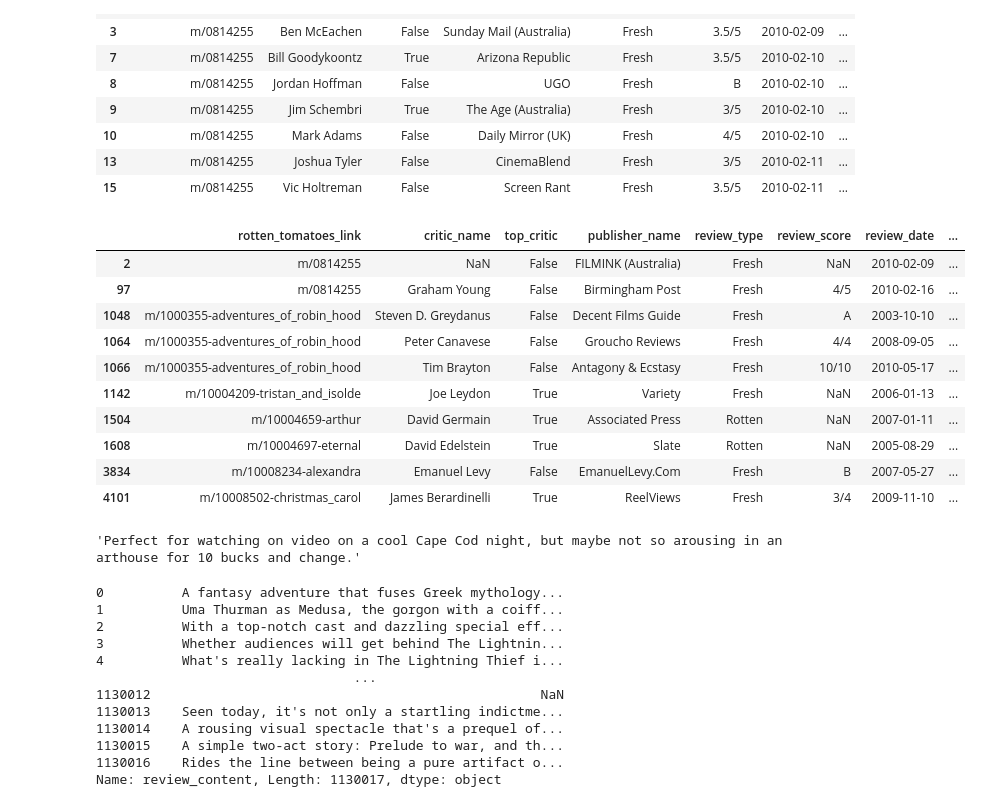
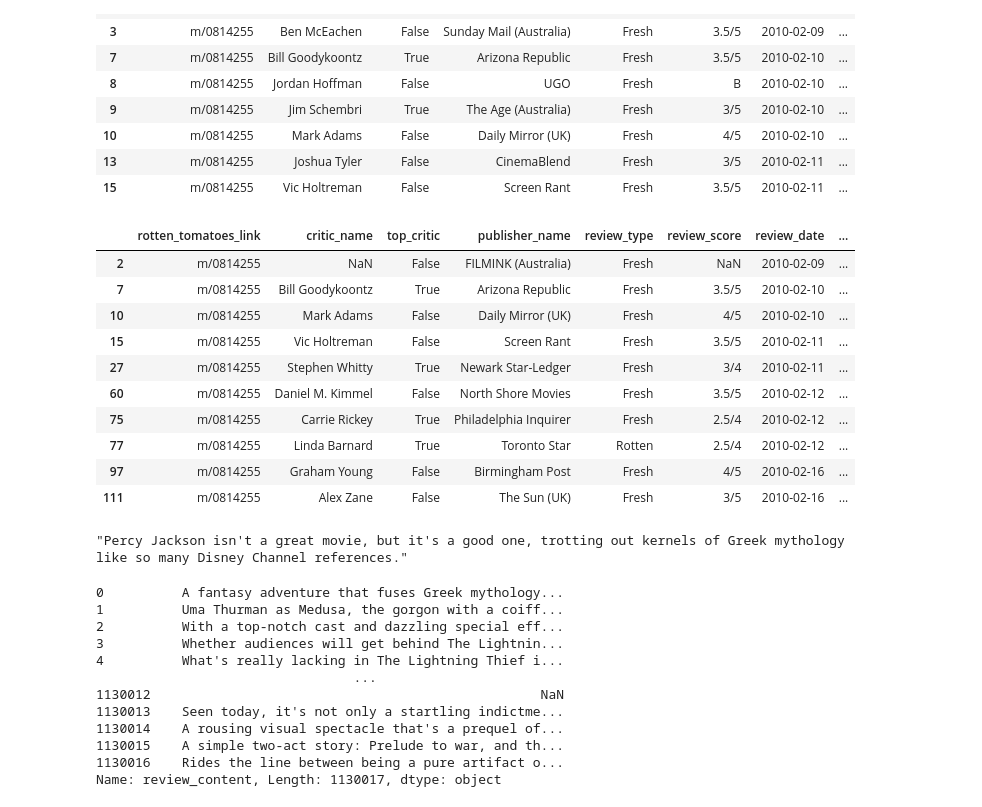
Before and after one commit to samtuleen/Phase1-Microsoft-Movie-Analysis-Project, a Jupyter notebook: dsc-phase1-project-template-Copy1.ipynb, the cells around one changed output. Drawn from its saved outputs; the diff is of its cells as text; code cells hidden in the pictures.

```diff
--- a/dsc-phase1-project-template-Copy1.ipynb
+++ b/dsc-phase1-project-template-Copy1.ipynb
@@ -385,24 +455,24 @@ fresh_reviews.head(10)
 | 13 | m/0814255 | Joshua Tyler | False | CinemaBlend | Fresh | 3/5 | 2010-02-11 | ... |
 | 15 | m/0814255 | Vic Holtreman | False | Screen Rant | Fresh | 3.5/5 | 2010-02-11 | ... |
 # %%
-good_reviews = rt_cr[rt_cr['review_content'].str.contains('top-notch|rousing')]
+good_reviews = rt_cr[rt_cr['review_content'].str.contains('top-notch|rousing|good|great|excellent')]
 good_reviews.head(10)
 # %% [output]
 |  | rotten_tomatoes_link | critic_name | top_critic | publisher_name | review_type | review_score | review_date | ... |
 | 2 | m/0814255 | NaN | False | FILMINK (Australia) | Fresh | NaN | 2010-02-09 | ... |
+| 7 | m/0814255 | Bill Goodykoontz | True | Arizona Republic | Fresh | 3.5/5 | 2010-02-10 | ... |
+| 10 | m/0814255 | Mark Adams | False | Daily Mirror (UK) | Fresh | 4/5 | 2010-02-10 | ... |
+| 15 | m/0814255 | Vic Holtreman | False | Screen Rant | Fresh | 3.5/5 | 2010-02-11 | ... |
+| 27 | m/0814255 | Stephen Whitty | True | Newark Star-Ledger | Fresh | 3/4 | 2010-02-11 | ... |
+| 60 | m/0814255 | Daniel M. Kimmel | False | North Shore Movies | Fresh | 3.5/5 | 2010-02-12 | ... |
+| 75 | m/0814255 | Carrie Rickey | True | Philadelphia Inquirer | Fresh | 2.5/4 | 2010-02-12 | ... |
+| 77 | m/0814255 | Linda Barnard | True | Toronto Star | Rotten | 2.5/4 | 2010-02-12 | ... |
 | 97 | m/0814255 | Graham Young | False | Birmingham Post | Fresh | 4/5 | 2010-02-16 | ... |
-| 1048 | m/1000355-adventures_of_robin_hood | Steven D. Greydanus | False | Decent Films Guide | Fresh | A | 2003-10-10 | ... |
-| 1064 | m/1000355-adventures_of_robin_hood | Peter Canavese | False | Groucho Reviews | Fresh | 4/4 | 2008-09-05 | ... |
-| 1066 | m/1000355-adventures_of_robin_hood | Tim Brayton | False | Antagony & Ecstasy | Fresh | 10/10 | 2010-05-17 | ... |
-| 1142 | m/10004209-tristan_and_isolde | Joe Leydon | True | Variety | Fresh | NaN | 2006-01-13 | ... |
-| 1504 | m/10004659-arthur | David Germain | True | Associated Press | Rotten | NaN | 2007-01-11 | ... |
-| 1608 | m/10004697-eternal | David Edelstein | True | Slate | Rotten | NaN | 2005-08-29 | ... |
-| 3834 | m/10008234-alexandra | Emanuel Levy | False | EmanuelLevy.Com | Fresh | B | 2007-05-27 | ... |
-| 4101 | m/10008502-christmas_carol | James Berardinelli | True | ReelViews | Fresh | 3/4 | 2009-11-10 | ... |
+| 111 | m/0814255 | Alex Zane | False | The Sun (UK) | Fresh | 3/5 | 2010-02-16 | ... |
 # %%
-rt_cr['review_content'][1608]
+rt_cr['review_content'][7]
 # %% [output]
-'Perfect for watching on video on a cool Cape Cod night, but maybe not so arousing in an arthouse for 10 bucks and change.'
+"Percy Jackson isn't a great movie, but it's a good one, trotting out kernels of Greek mythology like so many Disney Channel references."
 # %%
 rt_cr['review_content'] = rt_cr['review_content'].astype('str')
 # %%
```
Also changed, not shown: parts of 15 cells of this notebook.
